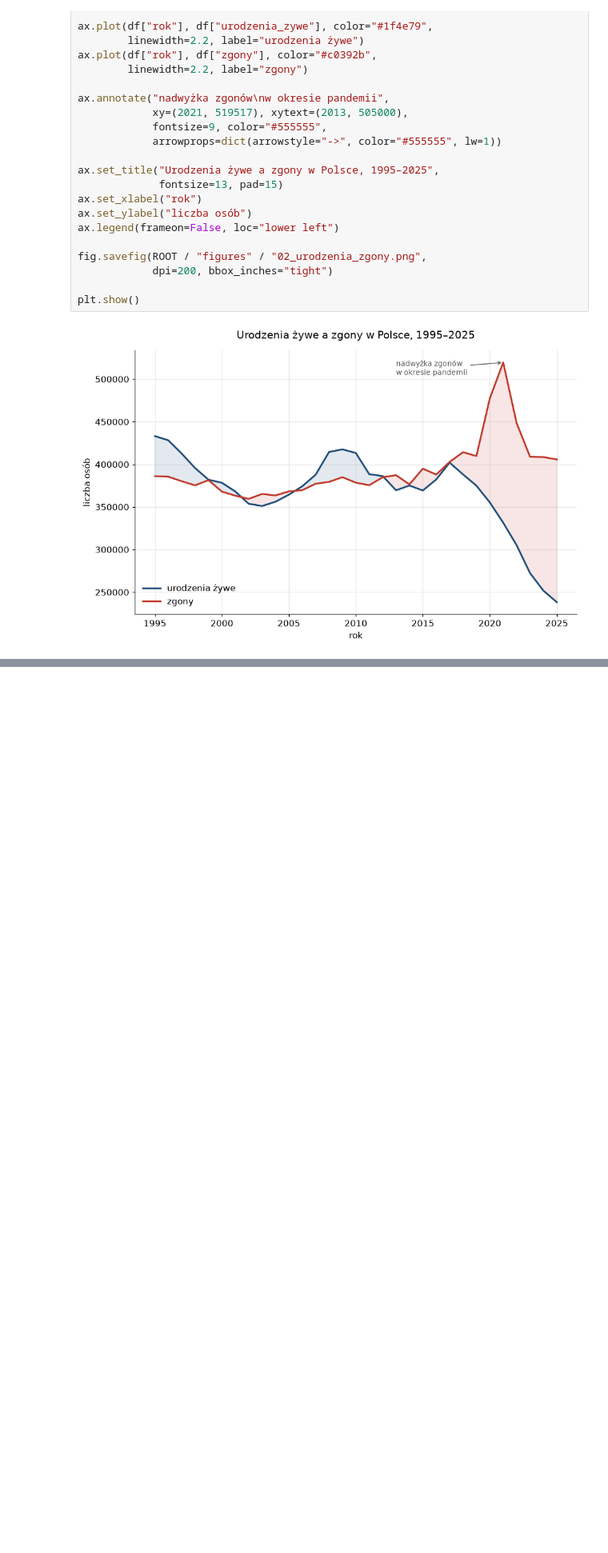
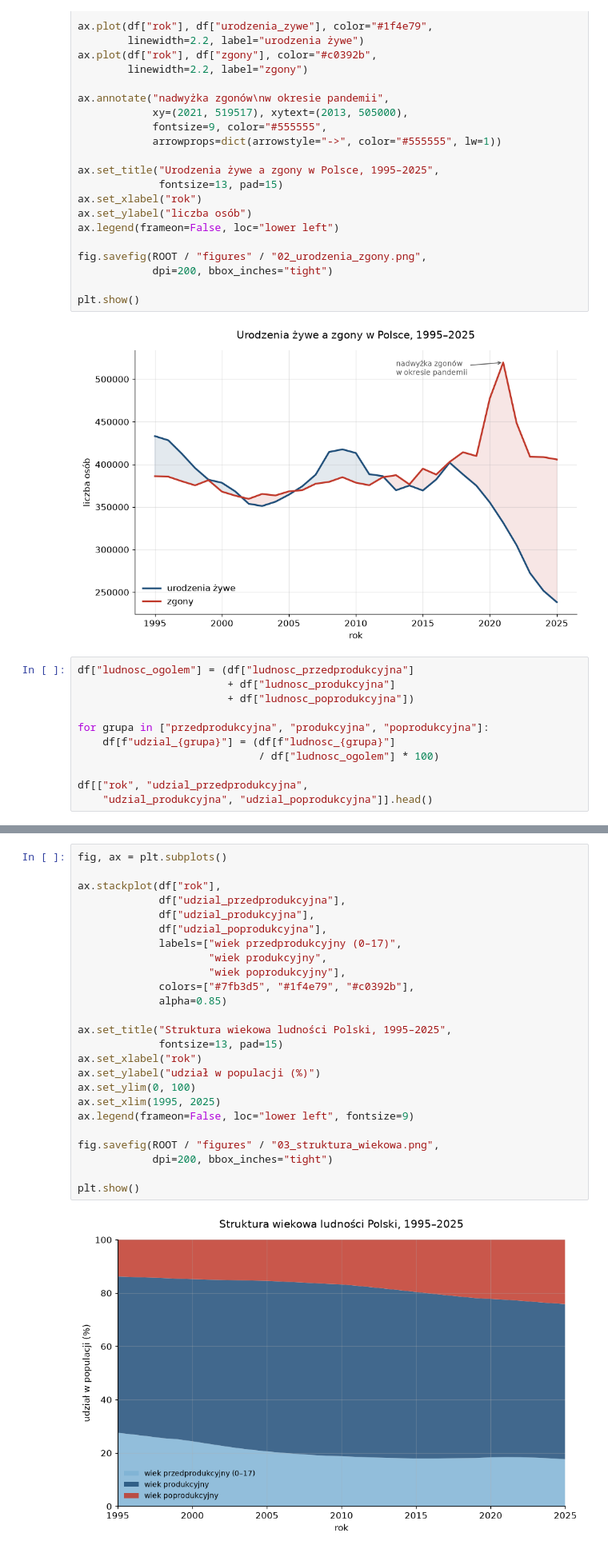
Before and after one commit to kamil-gorka/dzietnosc-polska, a Jupyter notebook: notebooks/01_eksploracja.ipynb, the cells around one changed output, grey strips where cells are left out. Shown at 80% size. Drawn from its saved outputs; the diff is of its cells as text; blank space fills up the shorter version.

Commit message:
feat: wykres 3 - struktura wiekowa jako udzialy procentowe

```diff
--- a/notebooks/01_eksploracja.ipynb
+++ b/notebooks/01_eksploracja.ipynb
@@ -97,3 +97,14 @@ fig.savefig(ROOT / "figures" / "02_urodzenia_zgony.png",
 plt.show()
 # %% [output]
 [figure]
+# %%
+df["ludnosc_ogolem"] = (df["ludnosc_przedprodukcyjna"]
+                        + df["ludnosc_produkcyjna"]
+                        + df["ludnosc_poprodukcyjna"])
+
+for grupa in ["przedprodukcyjna", "produkcyjna", "poprodukcyjna"]:
+    df[f"udzial_{grupa}"] = (df[f"ludnosc_{grupa}"]
+                             / df["ludnosc_ogolem"] * 100)
+
+df[["rok", "udzial_przedprodukcyjna",
+    "udzial_produkcyjna", "udzial_poprodukcyjna"]].head()
@@ -99,0 +118,27 @@ plt.show()
+# %%
+fig, ax = plt.subplots()
+
+ax.stackplot(df["rok"],
+             df["udzial_przedprodukcyjna"],
+             df["udzial_produkcyjna"],
+             df["udzial_poprodukcyjna"],
+             labels=["wiek przedprodukcyjny (0–17)",
+                     "wiek produkcyjny",
+                     "wiek poprodukcyjny"],
+             colors=["#7fb3d5", "#1f4e79", "#c0392b"],
+             alpha=0.85)
+
+ax.set_title("Struktura wiekowa ludności Polski, 1995–2025",
+             fontsize=13, pad=15)
+ax.set_xlabel("rok")
+ax.set_ylabel("udział w populacji (%)")
+ax.set_ylim(0, 100)
+ax.set_xlim(1995, 2025)
+ax.legend(frameon=False, loc="lower left", fontsize=9)
+
+fig.savefig(ROOT / "figures" / "03_struktura_wiekowa.png",
+            dpi=200, bbox_inches="tight")
+
+plt.show()
+# %% [output]
+[figure, added]
```
Also changed, not shown: parts of 1 cell of this notebook, 1 other file.
